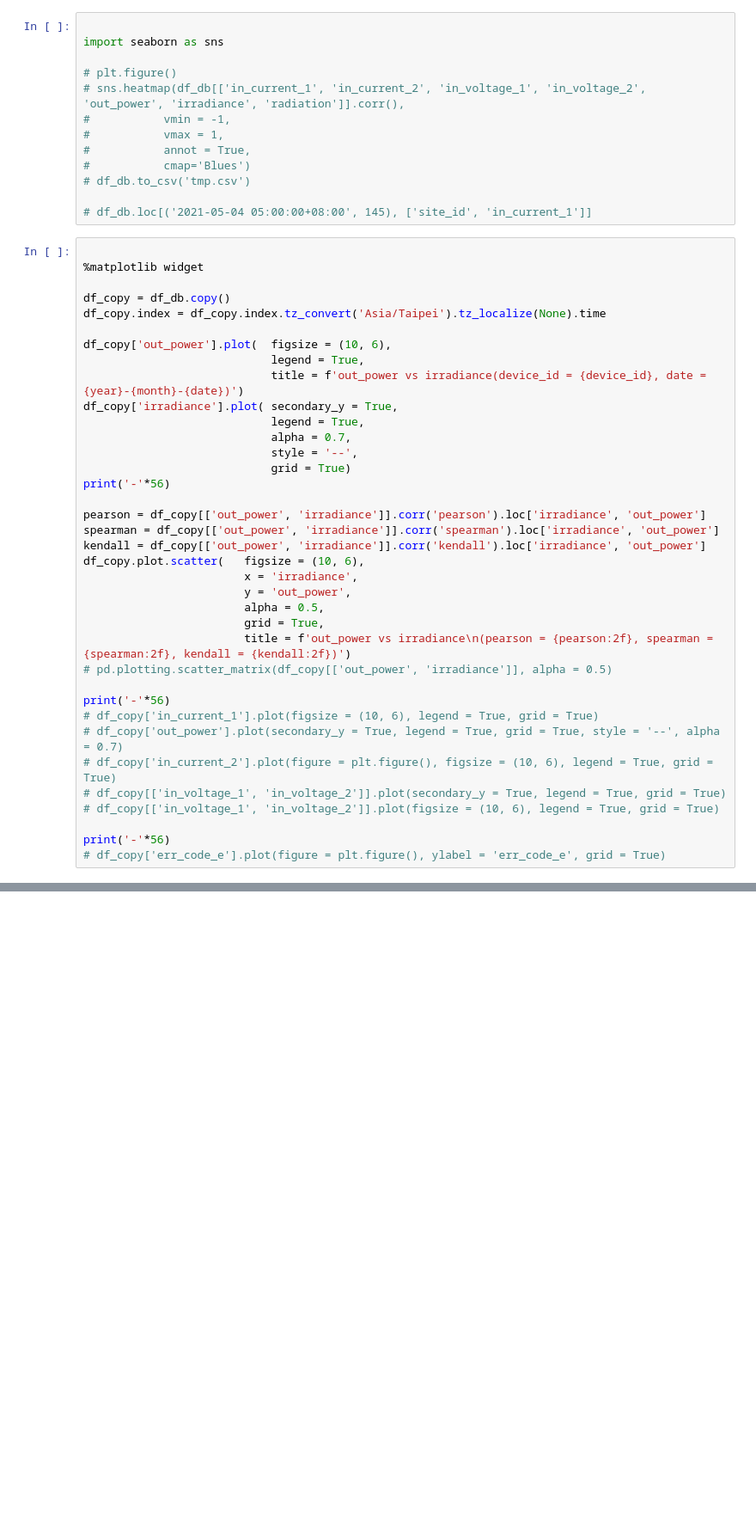
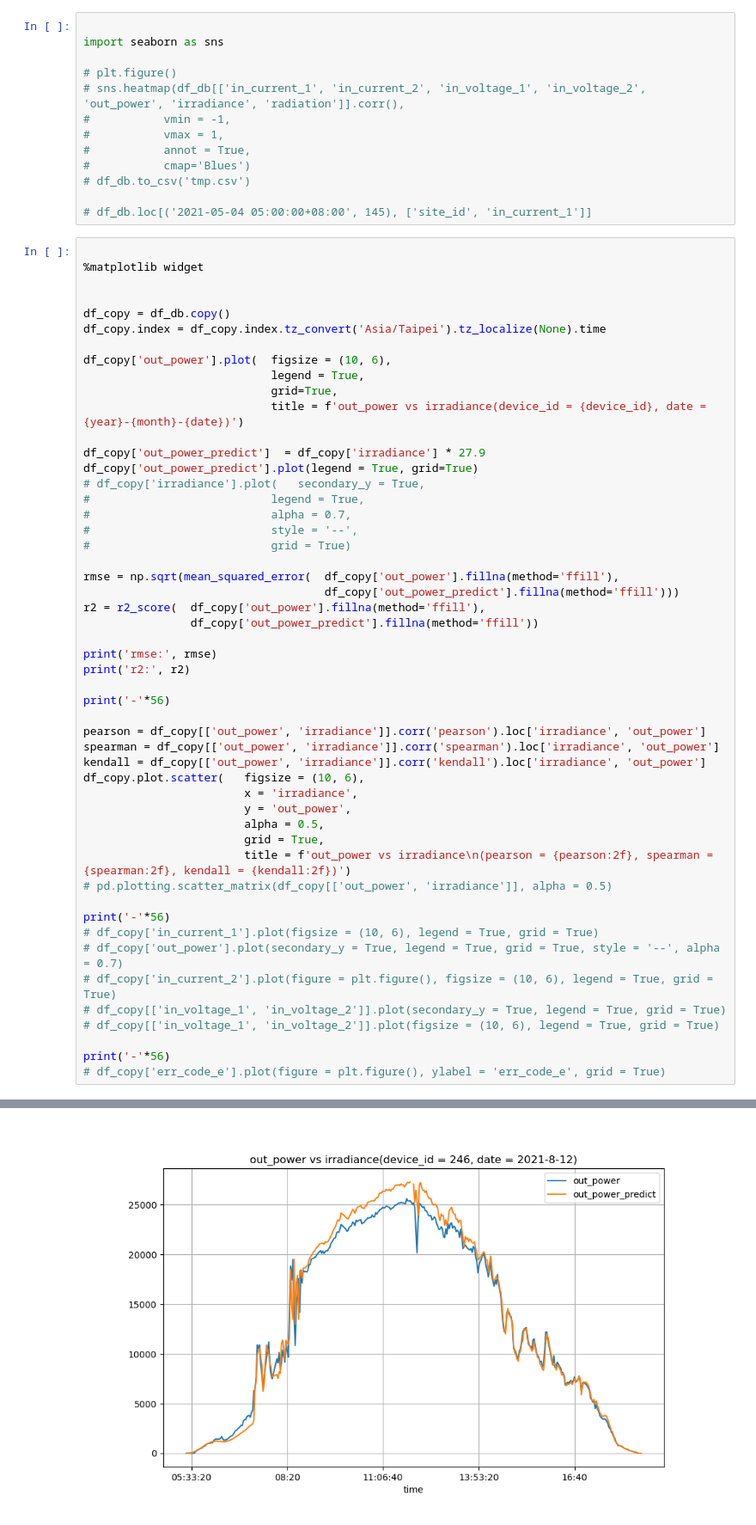
Before and after one commit to ironskater/pv_forecast, a Jupyter notebook: notebook/solar_data_visualization.ipynb, the cells around one changed output, grey strips where cells are left out. Shown at 86% size. Drawn from its saved outputs; the diff is of its cells as text; blank space fills up the shorter version.

```diff
--- a/notebook/solar_data_visualization.ipynb
+++ b/notebook/solar_data_visualization.ipynb
@@ -117,18 +118,32 @@ import seaborn as sns
 # %%
 
 %matplotlib widget
+
 
 df_copy = df_db.copy()
 df_copy.index = df_copy.index.tz_convert('Asia/Taipei').tz_localize(None).time
 
 df_copy['out_power'].plot(	figsize = (10, 6),
 							legend = True,
+                            grid=True,
 							title = f'out_power vs irradiance(device_id = {device_id}, date = {year}-{month}-{date})')
-df_copy['irradiance'].plot(	secondary_y = True,
-							legend = True,
-							alpha = 0.7,
-							style = '--',
-							grid = True)
+
+df_copy['out_power_predict']  = df_copy['irradiance'] * 27.9
+df_copy['out_power_predict'].plot(legend = True, grid=True)
+# df_copy['irradiance'].plot(	secondary_y = True,
+# 							legend = True,
+# 							alpha = 0.7,
+# 							style = '--',
+# 							grid = True)
+
+rmse = np.sqrt(mean_squared_error(  df_copy['out_power'].fillna(method='ffill'),
+                                    df_copy['out_power_predict'].fillna(method='ffill')))
+r2 = r2_score(  df_copy['out_power'].fillna(method='ffill'),
+                df_copy['out_power_predict'].fillna(method='ffill'))
+
+print('rmse:', rmse)
+print('r2:', r2)
+
 print('-'*56)
 
 pearson = df_copy[['out_power', 'irradiance']].corr('pearson').loc['irradiance', 'out_power']
@@ -159,0 +175 @@ Canvas(toolbar=Toolbar(toolitems=[('Home', 'Reset original view', 'home', 'home'
+[figure, added]
```
Also changed, not shown: parts of 3 cells of this notebook.
